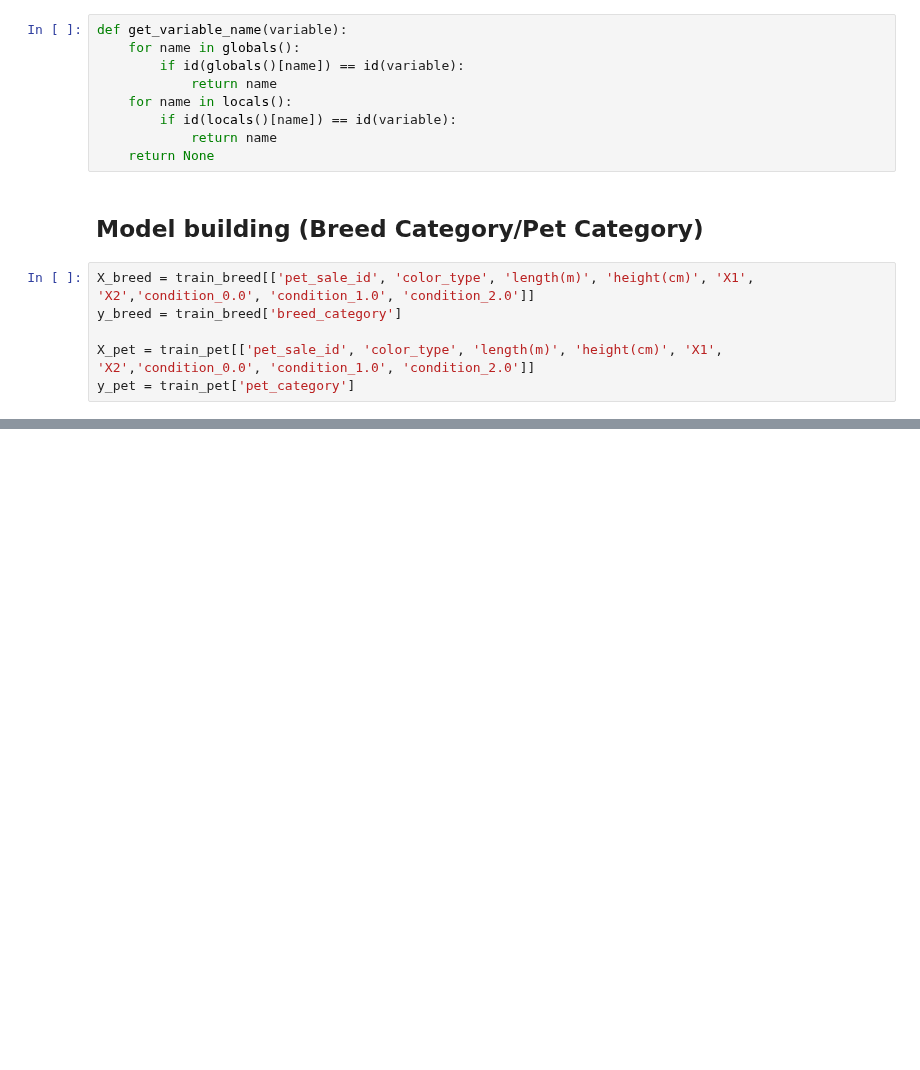
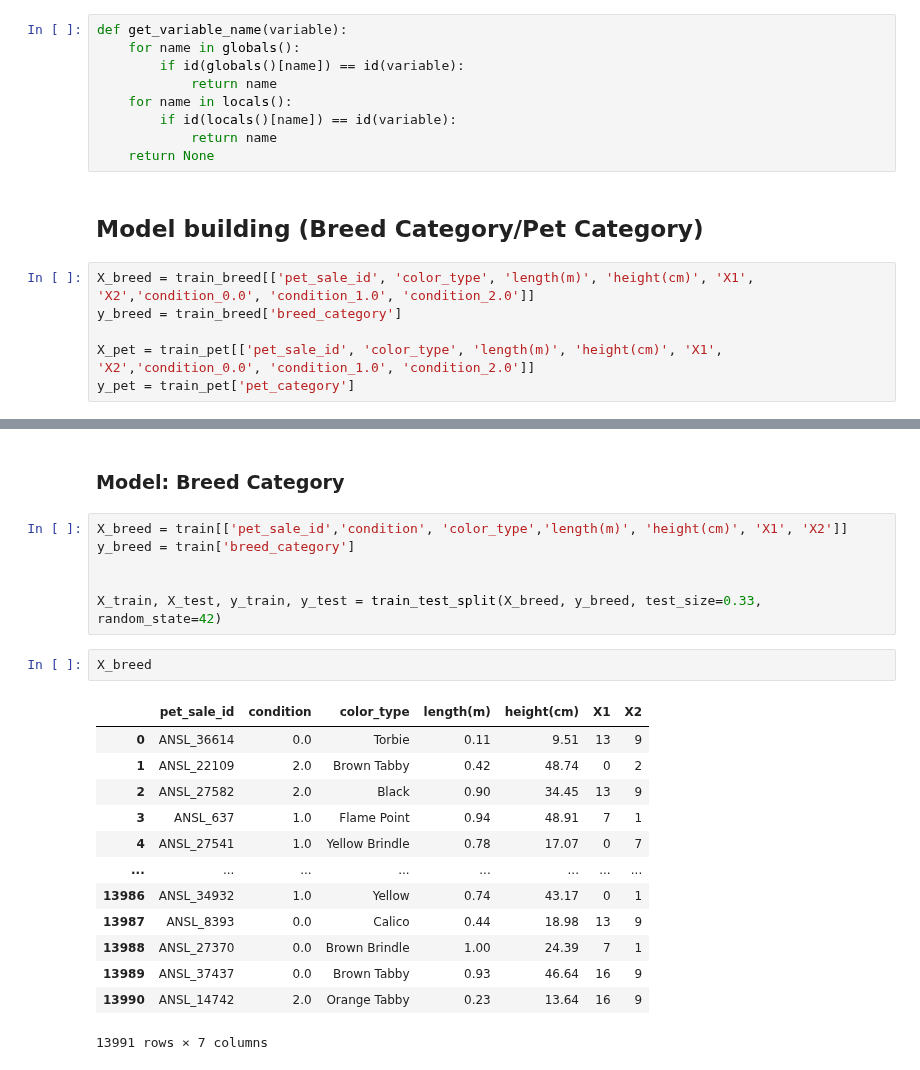
Before and after one commit to anidec25/Linear-Regression, a Jupyter notebook: Business Case Study/Classification_DBS.ipynb, the cells around one changed output, grey strips where cells are left out. Cells and saved outputs as stored; diff of their text form; blank space fills up the shorter version.

```diff
--- a/Business Case Study/Classification_DBS.ipynb
+++ b/Business Case Study/Classification_DBS.ipynb
@@ -455,0 +602,24 @@ weighted avg       1.00      1.00      1.00      4618
+# %% [markdown]
+### Model: Breed Category
+# %%
+X_breed = train[['pet_sale_id','condition', 'color_type','length(m)', 'height(cm)', 'X1', 'X2']]
+y_breed = train['breed_category']
+
+
+X_train, X_test, y_train, y_test = train_test_split(X_breed, y_breed, test_size=0.33, random_state=42)
+# %%
+X_breed
+# %% [output]
+|  | pet_sale_id | condition | color_type | length(m) | height(cm) | X1 | X2 |
+| 0 | ANSL_36614 | 0.0 | Torbie | 0.11 | 9.51 | 13 | 9 |
+| 1 | ANSL_22109 | 2.0 | Brown Tabby | 0.42 | 48.74 | 0 | 2 |
+| 2 | ANSL_27582 | 2.0 | Black | 0.90 | 34.45 | 13 | 9 |
+| 3 | ANSL_637 | 1.0 | Flame Point | 0.94 | 48.91 | 7 | 1 |
+| 4 | ANSL_27541 | 1.0 | Yellow Brindle | 0.78 | 17.07 | 0 | 7 |
+| ... | ... | ... | ... | ... | ... | ... | ... |
+| 13986 | ANSL_34932 | 1.0 | Yellow | 0.74 | 43.17 | 0 | 1 |
+| 13987 | ANSL_8393 | 0.0 | Calico | 0.44 | 18.98 | 13 | 9 |
+| 13988 | ANSL_27370 | 0.0 | Brown Brindle | 1.00 | 24.39 | 7 | 1 |
+| 13989 | ANSL_37437 | 0.0 | Brown Tabby | 0.93 | 46.64 | 16 | 9 |
+| 13990 | ANSL_14742 | 2.0 | Orange Tabby | 0.23 | 13.64 | 16 | 9 |
+13991 rows × 7 columns
```
Also changed, not shown: parts of 29 cells of this notebook.
